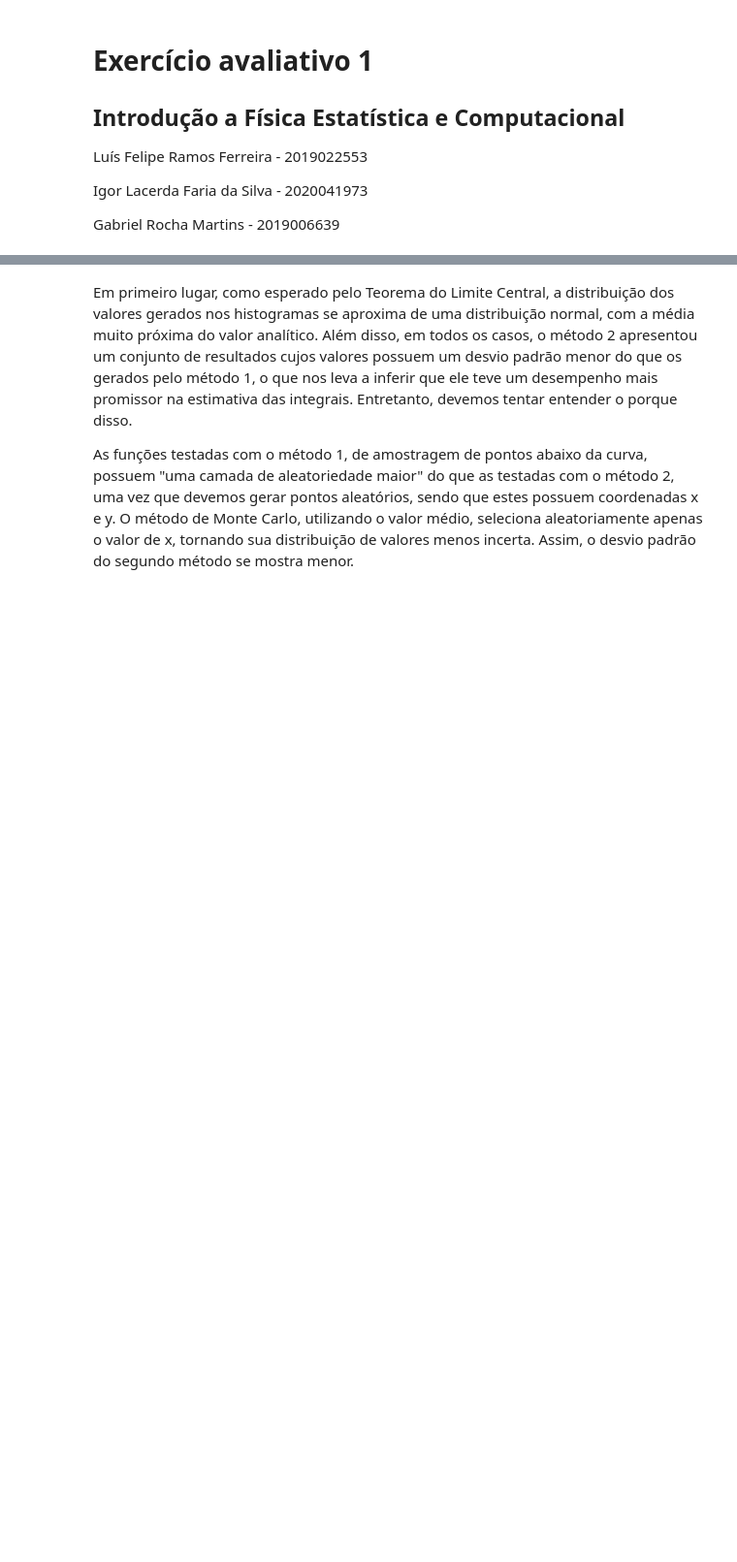
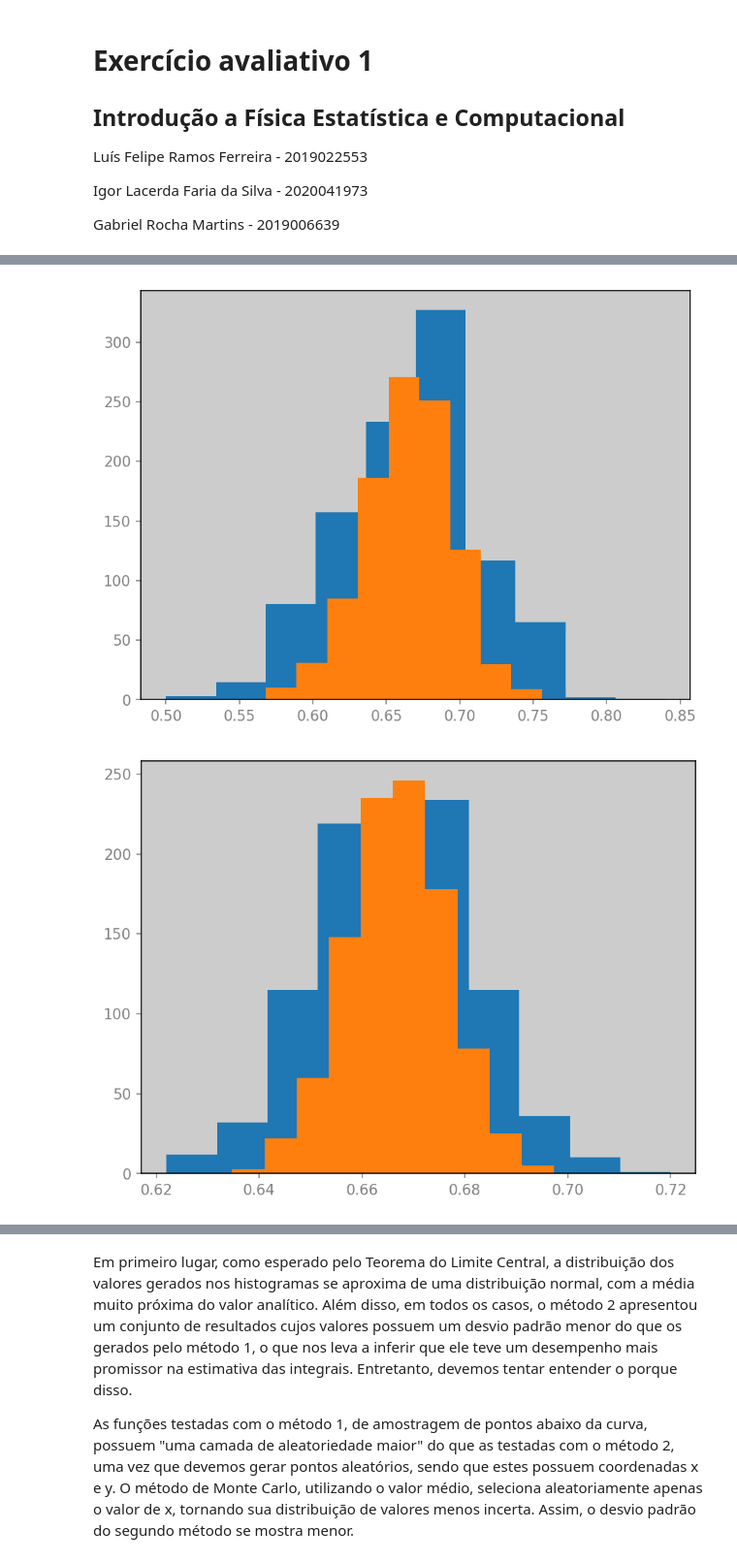
Before and after one commit to igorlfs/ifec, a Jupyter notebook: 3/main.ipynb, the cells around one changed output, grey strips where cells are left out. Shown at 97% size. Cells and saved outputs as stored; diff of their text form; code cells hidden in the pictures; blank space fills up the shorter version.

```diff
--- a/3/main.ipynb
+++ b/3/main.ipynb
@@ -21,0 +35,6 @@ SIZES = [100, 1000, 10000]
+# %%
+def second_method(inf: float, sup: float, funct, size: int):
+    mutiplier = (sup - inf) / size
+    x = np.random.uniform(inf, sup, size)
+    y = funct(x)
+    return mutiplier * np.sum(y)
@@ -21,0 +47,15 @@ SIZES = [100, 1000, 10000]
+# %%
+def plot_hist_iterate_method(
+    iterations: int, inf: float, sup: float, funct, size: int, y
+):
+    data: np.ndarray = np.zeros(iterations)
+    for i in range(iterations):
+        data[i] = choose_method(inf, sup, funct, size, y)
+    plt.hist(data)
+    return calculo_erro(data, data.mean())
+# %%
+def plot_all(inf: float, sup: float, funct: Callable, y: float | None):
+    for size in SIZES:
+        errors.append(plot_hist_iterate_method(ITERATIONS, inf, sup, funct, size, y))
+        errors.append(plot_hist_iterate_method(ITERATIONS, inf, sup, funct, size, None))
+        plt.show()
@@ -62,2 +82,5 @@ def choose_method(inf: float, sup: float, funct, size: int, y):
 # %%
-plot_hist_iterate_method(ITERATIONS_PLOT, INF_1, SUP_1, funct_1, SIZE_1, None)
+plot_all(INF_1, SUP_1, funct_1, Y_MAX_1)
+# %% [output]
+[figure, added]
+[figure, added]
```
Also changed, not shown: parts of 52 cells of this notebook, 3 other files.
